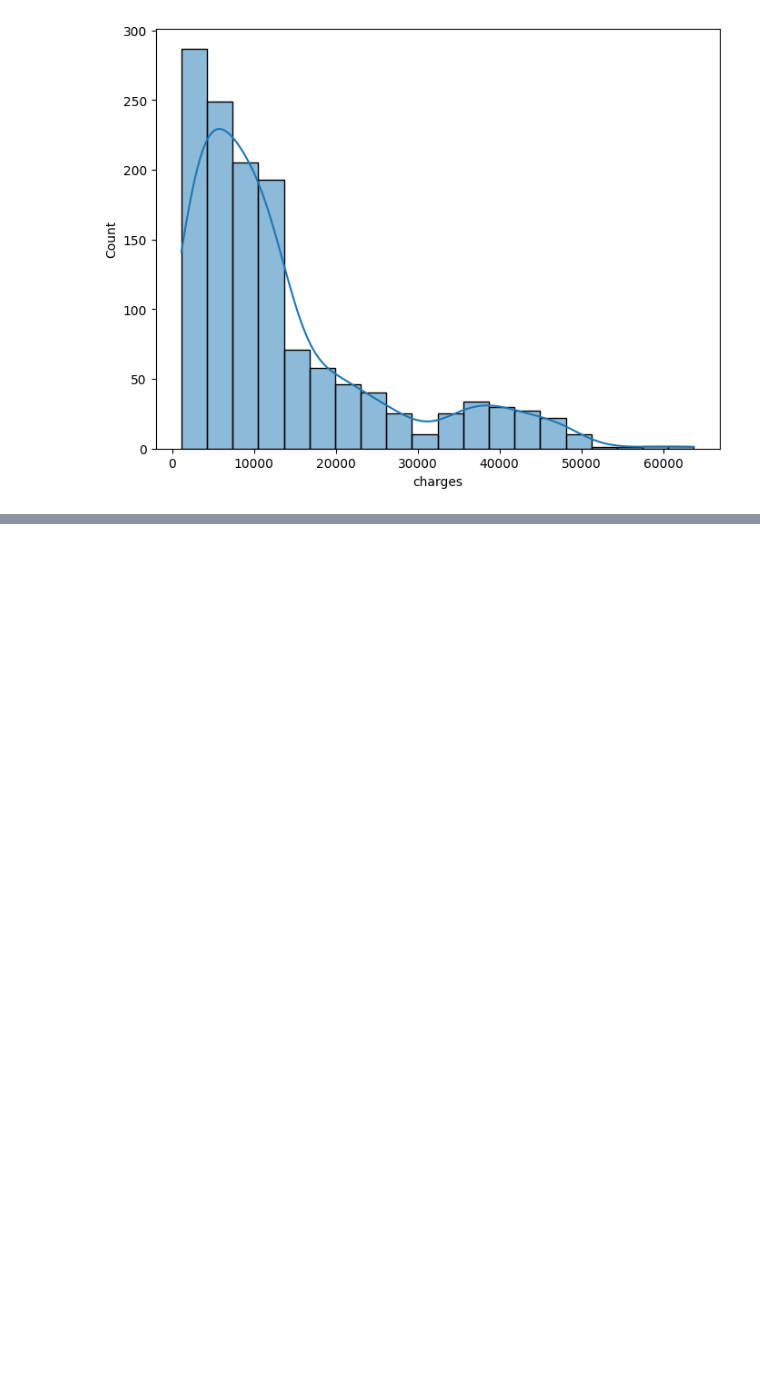
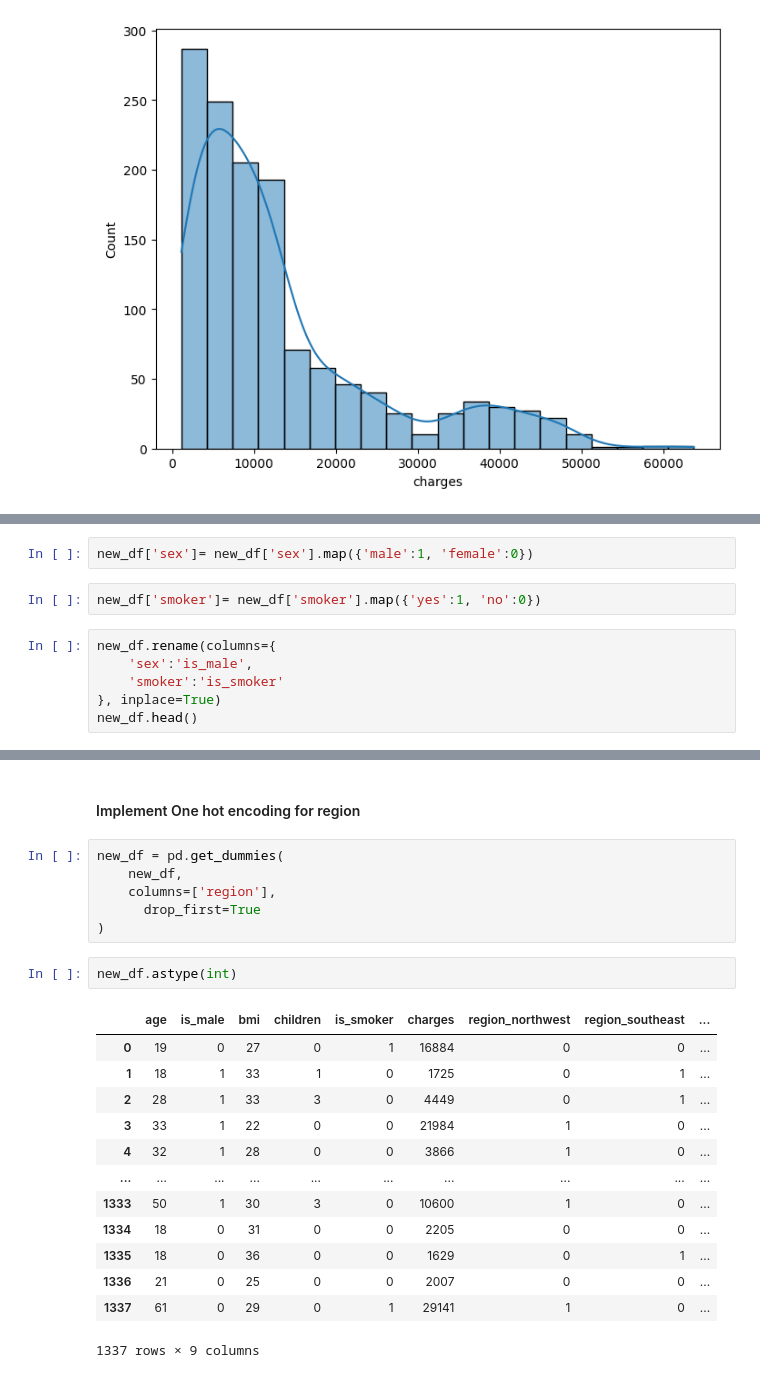
Before and after one commit to khalidkhankakar/Hands-on-Machine-Learning, a Jupyter notebook: mini project 1/main.ipynb, the cells around one changed output, grey strips where cells are left out. Drawn from its saved outputs; the diff is of its cells as text; blank space fills up the shorter version.

```diff
--- a/mini project 1/main.ipynb
+++ b/mini project 1/main.ipynb
@@ -80,0 +120,10 @@ for col in nums_columns:
+# %%
+new_df['sex']= new_df['sex'].map({'male':1, 'female':0})
+# %%
+new_df['smoker']= new_df['smoker'].map({'yes':1, 'no':0})
+# %%
+new_df.rename(columns={
+    'sex':'is_male',
+    'smoker':'is_smoker'
+}, inplace=True)
+new_df.head()
@@ -80,0 +137,24 @@ for col in nums_columns:
+# %% [markdown]
+#### Implement One hot encoding for region
+# %%
+new_df = pd.get_dummies(
+    new_df,
+    columns=['region'],
+      drop_first=True
+)
+# %%
+new_df.astype(int)
+# %% [output]
+|  | age | is_male | bmi | children | is_smoker | charges | region_northwest | region_southeast | ... |
+| 0 | 19 | 0 | 27 | 0 | 1 | 16884 | 0 | 0 | ... |
+| 1 | 18 | 1 | 33 | 1 | 0 | 1725 | 0 | 1 | ... |
+| 2 | 28 | 1 | 33 | 3 | 0 | 4449 | 0 | 1 | ... |
+| 3 | 33 | 1 | 22 | 0 | 0 | 21984 | 1 | 0 | ... |
+| 4 | 32 | 1 | 28 | 0 | 0 | 3866 | 1 | 0 | ... |
+| ... | ... | ... | ... | ... | ... | ... | ... | ... | ... |
+| 1333 | 50 | 1 | 30 | 3 | 0 | 10600 | 1 | 0 | ... |
+| 1334 | 18 | 0 | 31 | 0 | 0 | 2205 | 0 | 0 | ... |
+| 1335 | 18 | 0 | 36 | 0 | 0 | 1629 | 0 | 1 | ... |
+| 1336 | 21 | 0 | 25 | 0 | 0 | 2007 | 0 | 0 | ... |
+| 1337 | 61 | 0 | 29 | 0 | 1 | 29141 | 1 | 0 | ... |
+1337 rows × 9 columns
```
Also changed, not shown: parts of 8 cells of this notebook.
